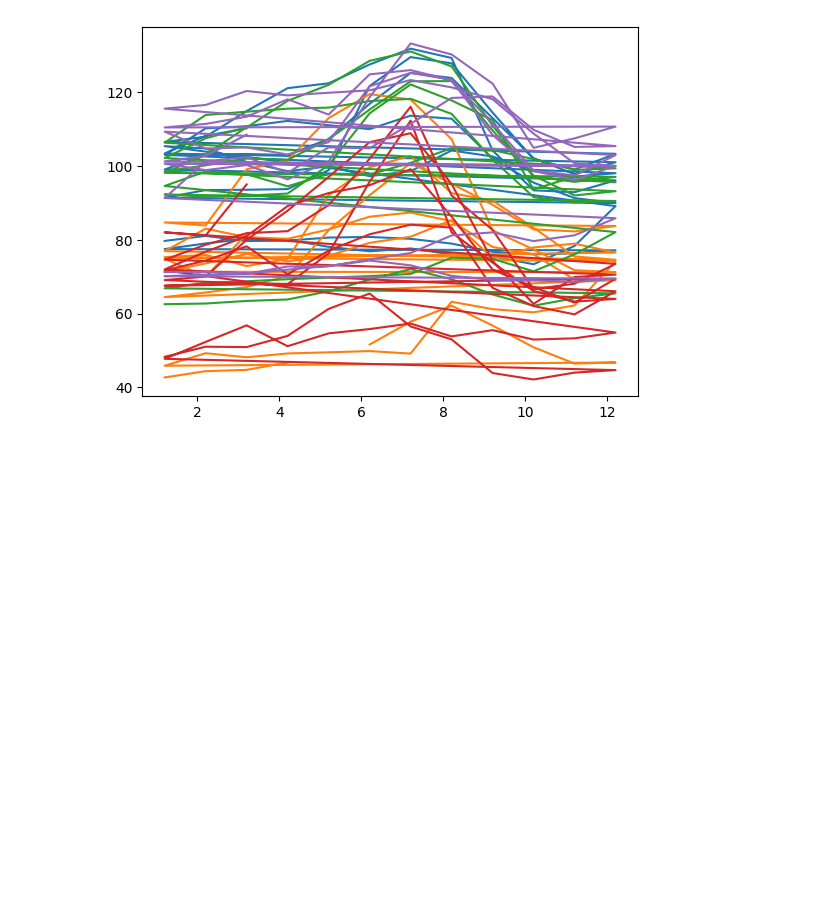
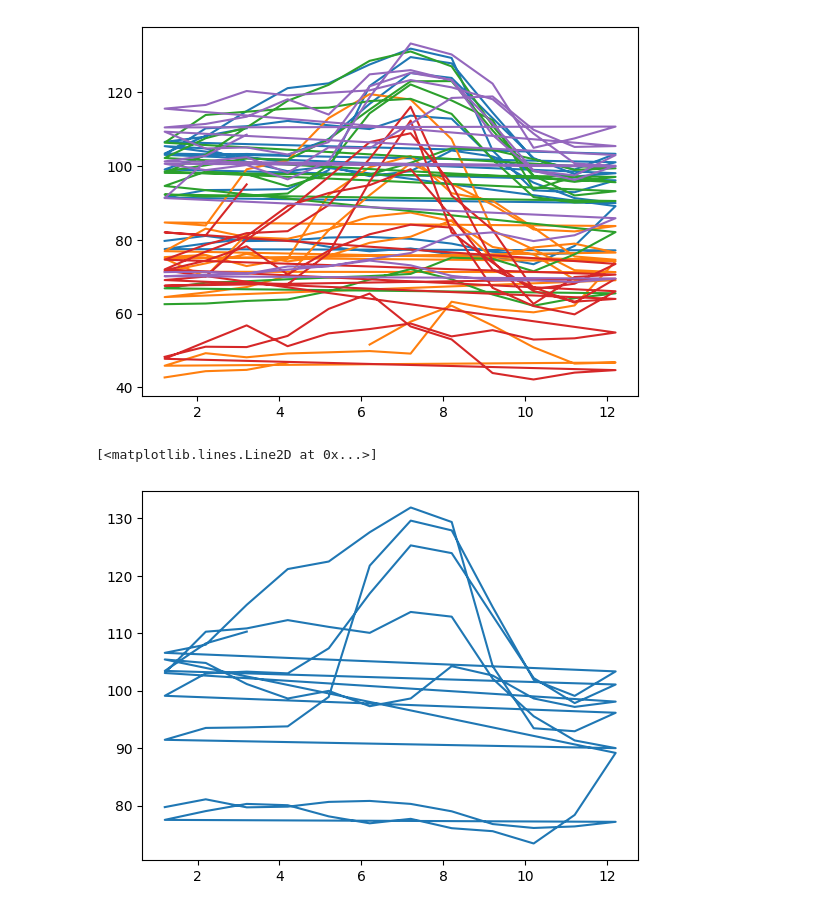
Before and after one commit to mg253a/Aprendiendo-ETL, a Jupyter notebook: Numpy.ipynb, the cells around one changed output. Drawn from its saved outputs; the diff is of its cells as text; code cells hidden in the pictures; blank space fills up the shorter version.

```diff
--- a/Numpy.ipynb
+++ b/Numpy.ipynb
@@ -161,3 +161,8 @@ plt.plot(fechas,precios)
  <matplotlib.lines.Line2D at 0x...>,
  <matplotlib.lines.Line2D at 0x...>]
 [figure]
+# %%
+plt.plot(fechas,precios[:,0])
+# %% [output]
+[<matplotlib.lines.Line2D at 0x...>]
+[figure, added]
```
Also changed, not shown: parts of 5 cells of this notebook.
